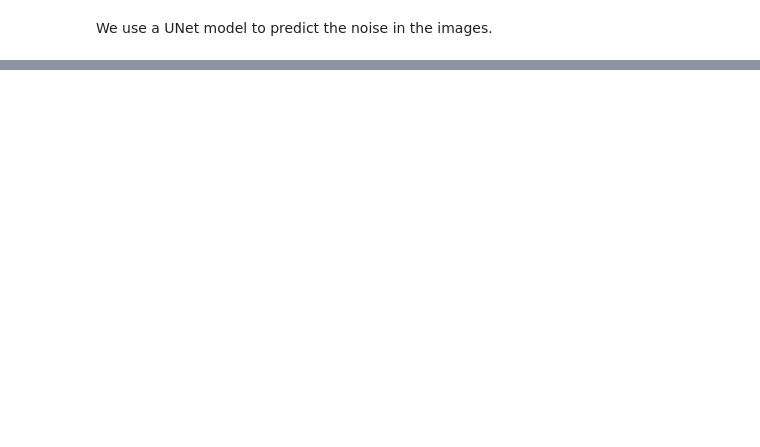
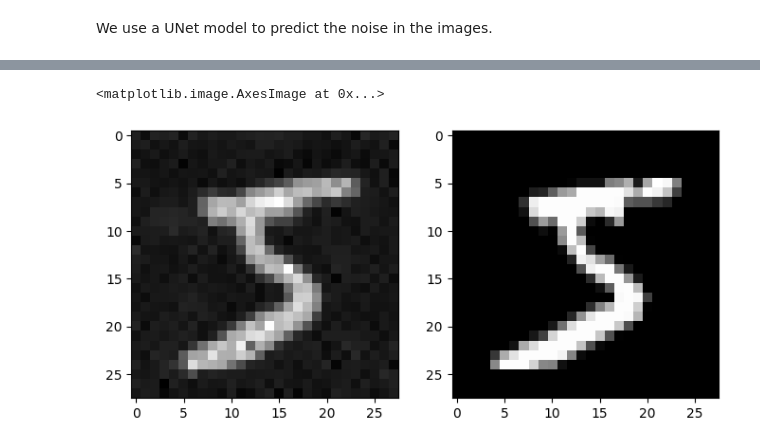
Before and after one commit to Andemand111/Specialkursus_diffusionmodel, a Jupyter notebook: main.IPYNB, the cells around one changed output, grey strips where cells are left out. Drawn from its saved outputs; the diff is of its cells as text; code cells hidden in the pictures; blank space fills up the shorter version.

```diff
--- a/main.IPYNB
+++ b/main.IPYNB
@@ -148,10 +149,17 @@ We use a UNet model to predict the noise in the images.
 # %%
 from utils import ResNET
 
-model = ResNET()
-dummy_input = torch.randn(4, 3, 32, 32)
+model_name = "simple_loss"
+model = ResNET(channels=dimensions[0]).to(device)
+
+try:
+    model.load_state_dict(torch.load(f"models/{model_name}.pt"))
+except:
+    print("model not found, initializing new model")
+
+dummy_input = torch.randn(4, *dimensions).to(device)
 dummy_time = noise_schedule.sample_time_steps(4)
-dummy_embeddings = SinusoidalEmbeddings(dummy_time)
+dummy_embeddings = SinusoidalEmbeddings(dummy_time).to(device)
 dummy_output = model(dummy_input, dummy_embeddings)
 
 print("input shape: ", dummy_input.shape)
@@ -230,0 +266,21 @@ for epoch in range(epochs):
+# %%
+x0 = train_set[0][0]
+ts = torch.tensor(200).view(1,1)
+xt, eps, _ = noise_schedule.make_noisy_images(x0.flatten(1), ts)
+xt = xt.view(1, *dimensions)
+xt = xt.to(device)
+embeddings = SinusoidalEmbeddings(ts).to(device)
+eps = eps.to(device)
+eps_pred = model(xt, embeddings)
+
+xt = xt.flatten().cpu()
+eps_pred = eps_pred.flatten().cpu()
+x0_guess = (xt - noise_schedule.sqrt_one_minus_alpha_hat[ts] * eps_pred) / noise_schedule.sqrt_alpha_hat[ts]
+x0_guess = x0_guess * 0.5 + 0.5
+x0 = x0 * 0.5 + 0.5
+fig, axs = plt.subplots(1, 2, figsize=(8, 4))
+axs[0].imshow(x0_guess.view(*dimensions).permute(1, 2, 0).detach().numpy(), cmap='gray')
+axs[1].imshow(x0.view(*dimensions).permute(1, 2, 0).detach().numpy(), cmap='gray')
+# %% [output]
+<matplotlib.image.AxesImage at 0x...>
+[figure, added]
```
Also changed, not shown: parts of 8 cells of this notebook, 3 other files.
